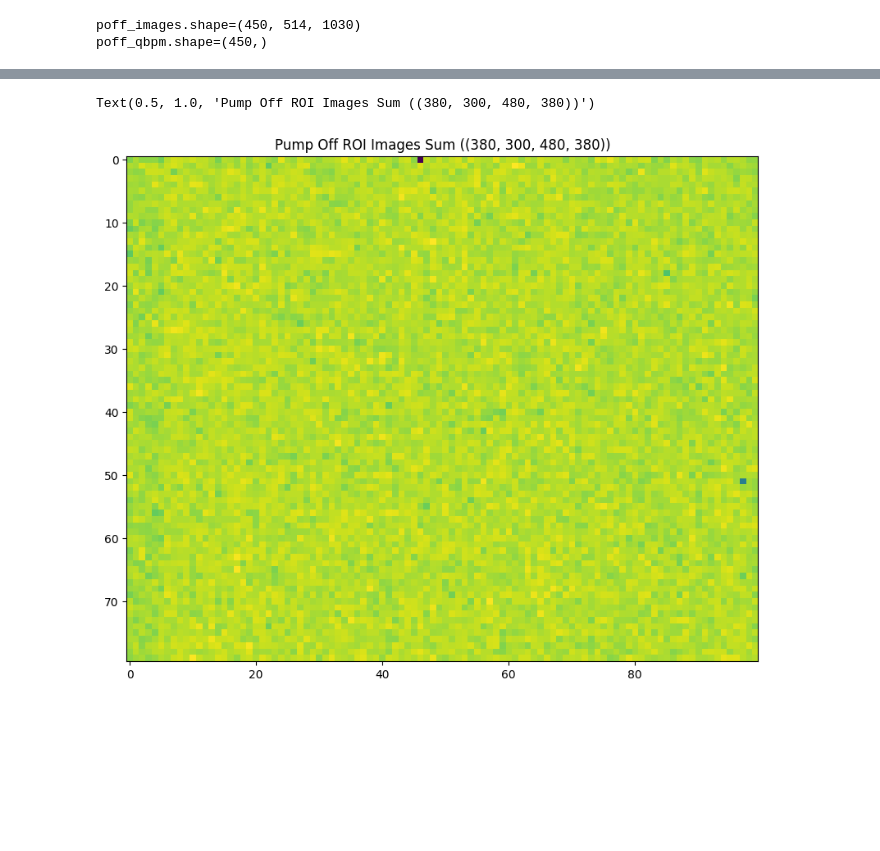
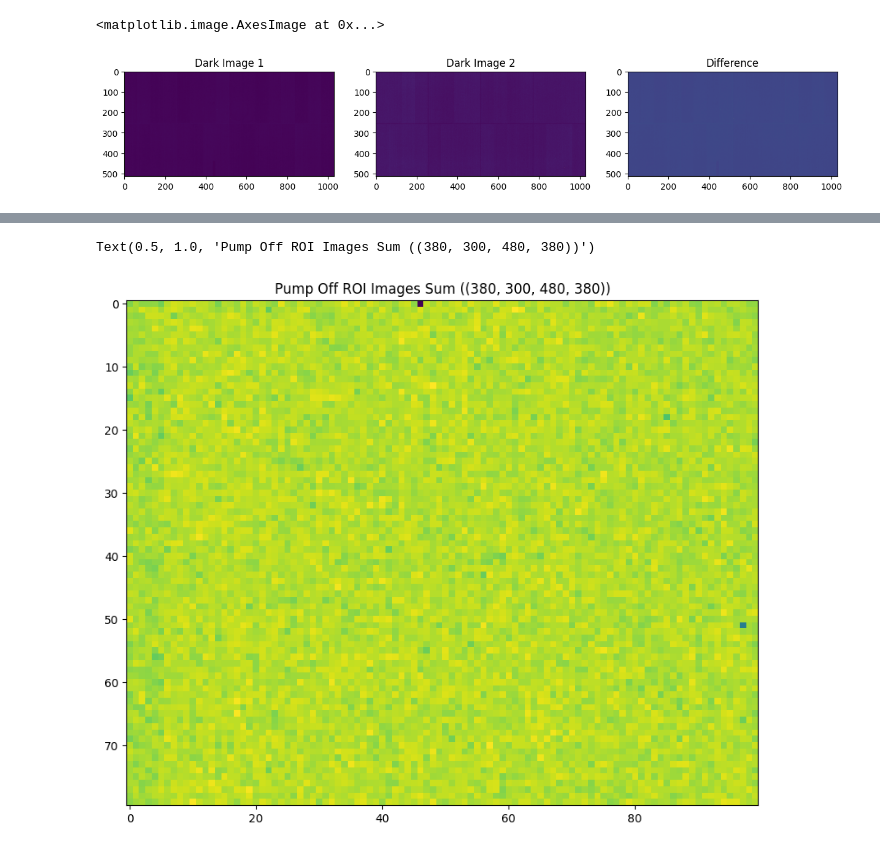
Before and after one commit to SJB7777/CordaX, a Jupyter notebook: notebooks/raw_data.ipynb, the cells around one changed output, grey strips where cells are left out. Drawn from its saved outputs; the diff is of its cells as text; code cells hidden in the pictures; blank space fills up the shorter version.

Commit message:
dark, pipe, logger

```diff
--- a/notebooks/raw_data.ipynb
+++ b/notebooks/raw_data.ipynb
@@ -14,21 +14,23 @@ import matplotlib.pyplot as plt
 from CordaX.config import ConfigManager
 from CordaX.integrator.loader import PalXFELLoader
 from CordaX.filesystem import get_run_scan_dir
-# %%
-ConfigManager.initialize("config.yaml")
-
-config = ConfigManager.load_config()
-load_dir = config.path.load_dir
-file = get_run_scan_dir(load_dir, 144, 1, sub_path="p0001.h5")
-loader = PalXFELLoader(file)
-data = loader.get_data()
-
-poff_images = data["poff"]
-poff_qbpm = data["poff_qbpm"]
-print(f"{poff_images.shape=}")
-print(f"{poff_qbpm.shape=}")
-# %% [output]
-poff_images.shape=(450, 514, 1030)
-poff_qbpm.shape=(450,)
+# %%
+file1 = r"D:\Members\JiseongOh\251128_XFEL\analysis\rocking\dark_images\dark.npy"
+dark_images1 = np.load(file1)
+
+file2 = r"C:\Users\user\Downloads\dark.npy"
+dark_images2 = np.load(file2)
+dark_images2 = dark_images2.mean(axis=0)
+
+fig, ax = plt.subplots(1, 3, figsize=(15,5))
+ax[0].set_title("Dark Image 1")
+ax[0].imshow(dark_images1)
+ax[1].set_title("Dark Image 2")
+ax[1].imshow(dark_images2)
+ax[2].set_title("Difference")
+plt.imshow(dark_images1 - dark_images2)
+# %% [output]
+<matplotlib.image.AxesImage at 0x...>
+[figure, added]
 # %%
 fig, ax = plt.subplots(1, 1, figsize=(10, 8))
```
Also changed, not shown: parts of 1 cell of this notebook, 18 other files.
